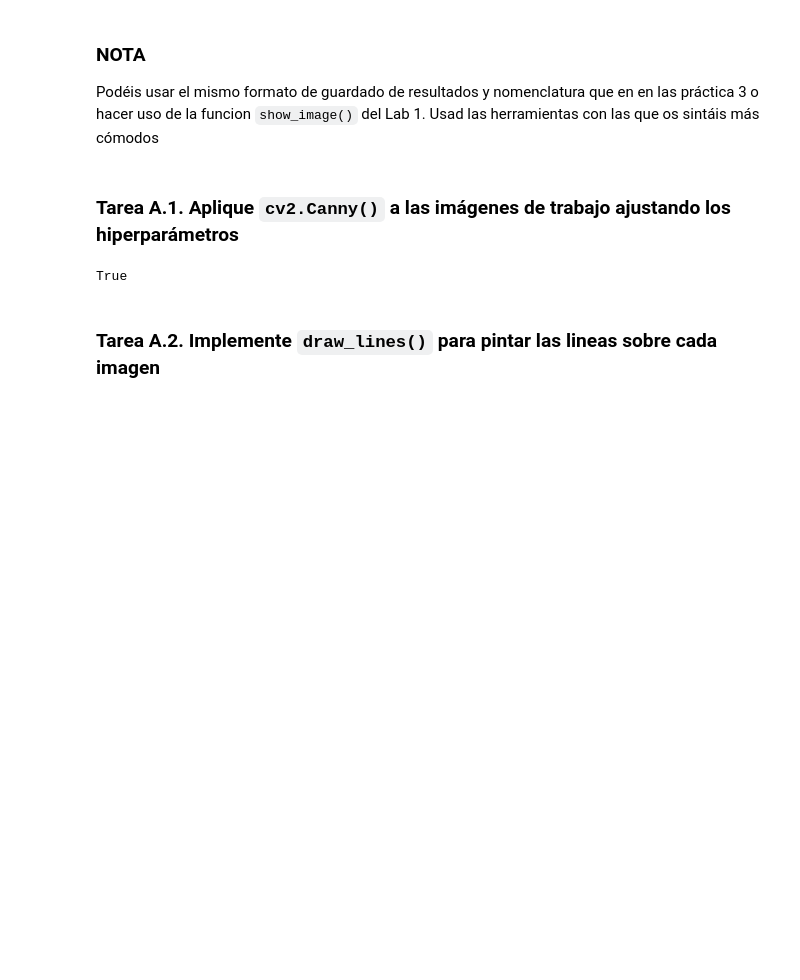
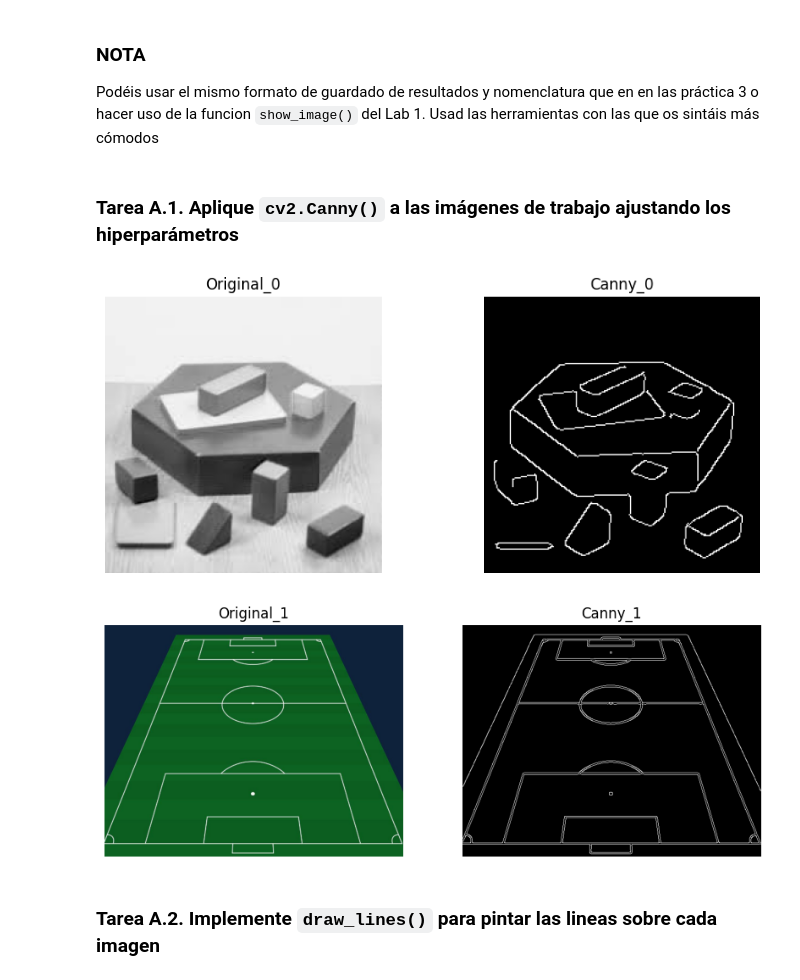
Before and after one commit to beajimeenez/Practicas_Computer_Vision, a Jupyter notebook: Lab_4/src/partA.ipynb, the cells around one changed output. Saved outputs shown, nothing was run; the diff lists cells and outputs as text; code cells hidden in the pictures; blank space fills up the shorter version.

```diff
--- a/Lab_4/src/partA.ipynb
+++ b/Lab_4/src/partA.ipynb
@@ -73,36 +76,59 @@ edge_imgs.append(edge_img)
 show_image("original image", img1)
 show_image("edge image", edge_img)
 
 # 2nd image
 
 img2 = imgs_A_first2[1]
 low_threshold = 50 # con menos thereshold se ven igual de bien las lineas.
 high_threshold = 2 * low_threshold
 
 gray_img2 = cv2.cvtColor(img2, cv2.COLOR_BGR2GRAY)
 blur2 = cv2.GaussianBlur(gray_img2, (5, 5), 1.4)
 
 edge_img2 = cv2.Canny(blur2, low_threshold, high_threshold)
 edge_imgs.append(edge_img2)
 
 show_image("original image 2", img2)
 show_image("edge image 2", edge_img2)
 
 # Definimos una lista con las dos imagenes de bordes
 edge_imgs_first2 = [edge_imgs[0], edge_imgs[1]]
 
-# ============================
 # GUARDAR RESULTADOS CANNY
-# ============================
 
 output_dir = "T_A1_Canny"
 os.makedirs(output_dir, exist_ok=True)  # crea la carpeta si no existe
 
 # Guardamos las imágenes de bordes
 cv2.imwrite(os.path.join(output_dir, "edge_image_1.png"), edge_img)
 cv2.imwrite(os.path.join(output_dir, "edge_image_2.png"), edge_img2)
+
+def show_two_images(original_img, canny_img, idx):
+
+    plt.figure(figsize=(10, 4))
+
+    # Original
+    plt.subplot(1, 2, 1)
+    plt.imshow(cv2.cvtColor(original_img, cv2.COLOR_BGR2RGB))
+    plt.title(f"Original_{idx}")
+    plt.axis("off")
+
+    # Canny
+    plt.subplot(1, 2, 2)
+    plt.imshow(canny_img, cmap="gray")
+    plt.title(f"Canny_{idx}")
+    plt.axis("off")
+
+    plt.show()
+
+for i in range(2):
+    show_two_images(
+        original_img = imgs_A_first2[i],
+        canny_img    = edge_imgs_first2[i],
+        idx = i)
 # %% [output]
-True
+[figure, added]
+[figure, added]
 # %% [markdown]
 ### **Tarea A.2.** Implemente `draw_lines()` para pintar las lineas sobre cada imagen
 # %%
```
Also changed, not shown: parts of 5 cells of this notebook, 2 other files.
